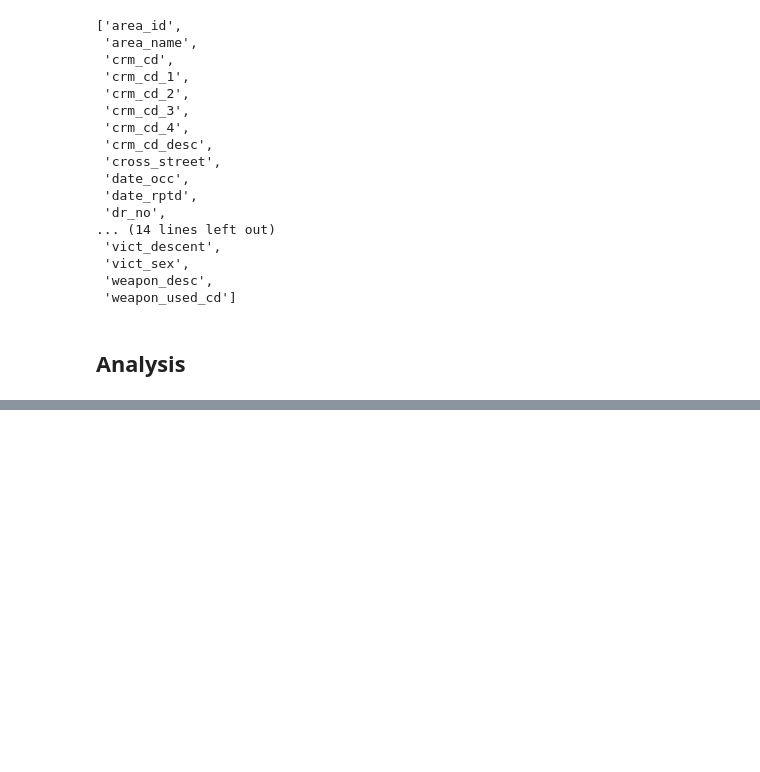
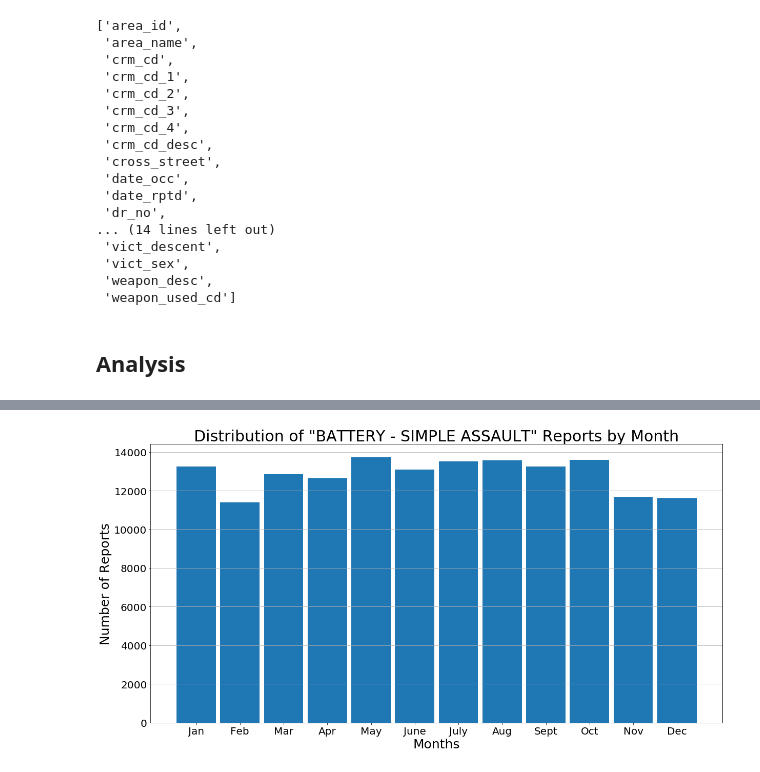
Before and after one commit to MaxwellWilliams/defogger, a Jupyter notebook: general_analysis.ipynb, the cells around one changed output, grey strips where cells are left out. Cells and saved outputs as stored; diff of their text form; code cells hidden in the pictures; blank space fills up the shorter version.

```diff
--- a/general_analysis.ipynb
+++ b/general_analysis.ipynb
@@ -186,0 +181,4 @@ def crime_day_distribution(crime_code):
+# %%
+crime_time_distribution('month', 624)
+# %% [output]
+[figure, added]
```
Also changed, not shown: parts of 25 cells of this notebook.
